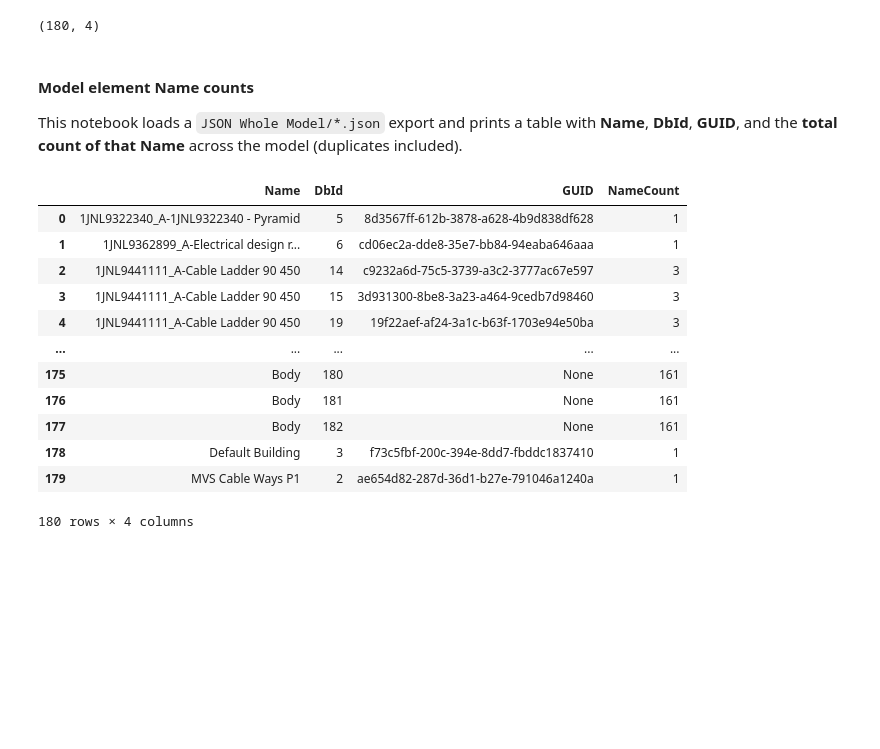
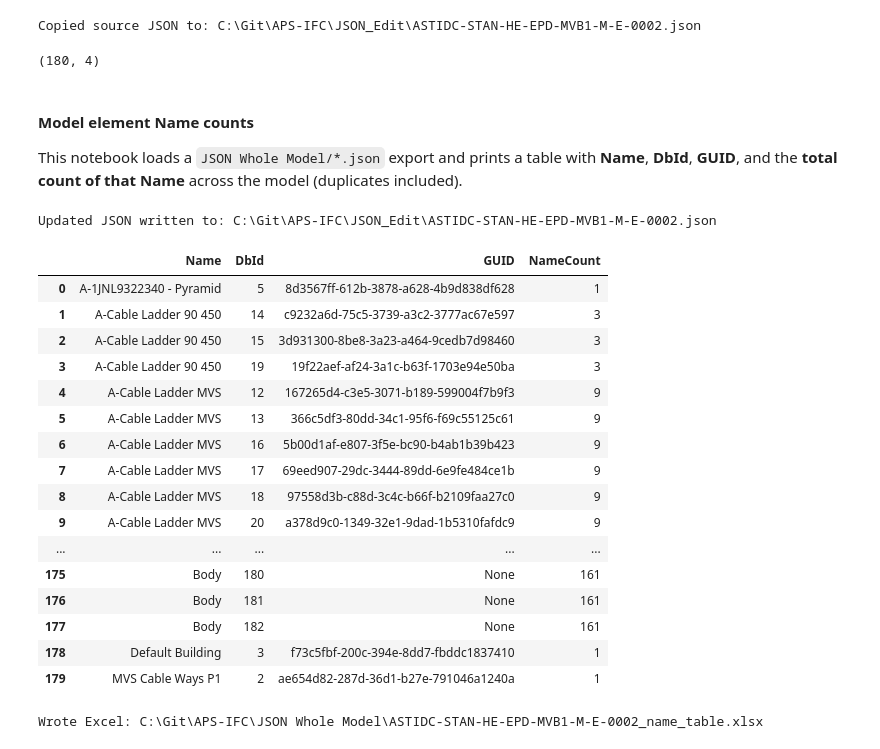
Before and after one commit to plarchi/MsC-IFC-APS, a Jupyter notebook: PyDataTransform/Rename_Notebook.ipynb, the cells around one changed output. Drawn from its saved outputs; the diff is of its cells as text; code cells hidden in the pictures; blank space fills up the shorter version.

Commit message:
Edit JSON ok.

```diff
--- a/PyDataTransform/Rename_Notebook.ipynb
+++ b/PyDataTransform/Rename_Notebook.ipynb
@@ -19,63 +19,101 @@ if not input_path.exists():
 
 assert input_path.exists(), f"File not found: {input_path}"
 
-df = pd.read_json(input_path)
+# 1) Copy the JSON being read into JSON_Edit
+json_edit_dir = (Path('..') / 'JSON_Edit').resolve()
+if not json_edit_dir.exists():
+    json_edit_dir = (Path('JSON_Edit')).resolve()
+json_edit_dir.mkdir(parents=True, exist_ok=True)
+
+copied_path = json_edit_dir / input_path.name
+copied_path.write_text(input_path.read_text(encoding='utf-8'), encoding='utf-8')
+print(f"Copied source JSON to: {copied_path}")
+
+# Work on the copied JSON in JSON_Edit
+df = pd.read_json(copied_path)
+working_json_path = copied_path
 df.shape
 # %% [output]
-(180, 4)
+Copied source JSON to: C:\Git\APS-IFC\JSON_Edit\ASTIDC-STAN-HE-EPD-MVB1-M-E-0002.json
+(180, 4)
 # %% [markdown]
 #### Model element Name counts
 This notebook loads a `JSON Whole Model/*.json` export and prints a table with **Name**, **DbId**, **GUID**, and the **total count of that Name** across the model (duplicates included).
 # %%
 def _extract_guid(props):
     # `props` is the element's `Properties` array.
     # We look for the entry with displayName == 'GUID' (case-insensitive).
     if not isinstance(props, list):
         return None
     for item in props:
         if not isinstance(item, dict):
             continue
         display_name = str(item.get('displayName', '')).strip()
         if display_name.lower() == 'guid':
             return item.get('value')
     return None
 
+def _strip_guid_prefix(name):
+    if pd.isna(name):
+        return name
+    text = str(name)
+    if '_' not in text:
+        return text
+
+    prefix, rest = text.split('_', 1)
+    # Remove prefixes like "1JNL9441111_" / "1JNL9442575_" (or similar ID-like prefixes)
+    if len(prefix) >= 8 and any(ch.isdigit() for ch in prefix):
+        return rest
+    return text
+
+# 2 & 3) Clean the Name column by removing GUID-like prefixes
+df['Name'] = df['Name'].apply(_strip_guid_prefix)
+
+# Save amended JSON into JSON_Edit (does not change original source file)
+df.to_json(working_json_path, orient='records', force_ascii=False, indent=2)
+print(f"Updated JSON written to: {working_json_path}")
+
 # Build GUID + NameCount columns
 df['GUID'] = df['Properties'].apply(_extract_guid)
 name_counts = df['Name'].value_counts(dropna=False)
 df['NameCount'] = df['Name'].map(name_counts)
 
 table = (
     df[['Name', 'DbId', 'GUID', 'NameCount']]
     .sort_values(['Name', 'DbId'], kind='stable')
     .reset_index(drop=True)
- )
+)
 
-# Show more rows explicitly (independent of pandas display.max_rows)
+# 4) Print out the updated table
 rows_to_show = 200  # set to None to show all rows (can be slow/huge)
 table if rows_to_show is None else table.head(rows_to_show)
 # %% [output]
+Updated JSON written to: C:\Git\APS-IFC\JSON_Edit\ASTIDC-STAN-HE-EPD-MVB1-M-E-0002.json
 |  | Name | DbId | GUID | NameCount |
-| 0 | 1JNL9322340_A-1JNL9322340 - Pyramid | 5 | 8d3567ff-612b-3878-a628-4b9d838df628 | 1 |
-| 1 | 1JNL9362899_A-Electrical design r... | 6 | cd06ec2a-dde8-35e7-bb84-94eaba646aaa | 1 |
-| 2 | 1JNL9441111_A-Cable Ladder 90 450 | 14 | c9232a6d-75c5-3739-a3c2-3777ac67e597 | 3 |
-| 3 | 1JNL9441111_A-Cable Ladder 90 450 | 15 | 3d931300-8be8-3a23-a464-9cedb7d98460 | 3 |
-| 4 | 1JNL9441111_A-Cable Ladder 90 450 | 19 | 19f22aef-af24-3a1c-b63f-1703e94e50ba | 3 |
+| 0 | A-1JNL9322340 - Pyramid | 5 | 8d3567ff-612b-3878-a628-4b9d838df628 | 1 |
+| 1 | A-Cable Ladder 90 450 | 14 | c9232a6d-75c5-3739-a3c2-3777ac67e597 | 3 |
+| 2 | A-Cable Ladder 90 450 | 15 | 3d931300-8be8-3a23-a464-9cedb7d98460 | 3 |
+| 3 | A-Cable Ladder 90 450 | 19 | 19f22aef-af24-3a1c-b63f-1703e94e50ba | 3 |
+| 4 | A-Cable Ladder MVS | 12 | 167265d4-c3e5-3071-b189-599004f7b9f3 | 9 |
+| 5 | A-Cable Ladder MVS | 13 | 366c5df3-80dd-34c1-95f6-f69c55125c61 | 9 |
+| 6 | A-Cable Ladder MVS | 16 | 5b00d1af-e807-3f5e-bc90-b4ab1b39b423 | 9 |
+| 7 | A-Cable Ladder MVS | 17 | 69eed907-29dc-3444-89dd-6e9fe484ce1b | 9 |
+| 8 | A-Cable Ladder MVS | 18 | 97558d3b-c88d-3c4c-b66f-b2109faa27c0 | 9 |
+| 9 | A-Cable Ladder MVS | 20 | a378d9c0-1349-32e1-9dad-1b5310fafdc9 | 9 |
 | ... | ... | ... | ... | ... |
 | 175 | Body | 180 | None | 161 |
 | 176 | Body | 181 | None | 161 |
 | 177 | Body | 182 | None | 161 |
 | 178 | Default Building | 3 | f73c5fbf-200c-394e-8dd7-fbddc1837410 | 1 |
 | 179 | MVS Cable Ways P1 | 2 | ae654d82-287d-36d1-b27e-791046a1240a | 1 |
-180 rows × 4 columns
 # %%
 # Export the table
 out_dir = input_path.parent
-csv_path = out_dir / f"{input_path.stem}_name_table.csv"
+# csv_path = out_dir / f"{input_path.stem}_name_table.csv"
 xlsx_path = out_dir / f"{input_path.stem}_name_table.xlsx"
 
-table.to_csv(csv_path, index=False, encoding='utf-8-sig')
-print("Wrote CSV:", csv_path)
+# table.to_csv(csv_path, index=False, encoding='utf-8-sig')
+# print("Wrote CSV:", csv_path)
 
 # Excel export requires openpyxl (recommended)
 try:
@@ -85,3 +123,5 @@ try:
 except ImportError:
     print("Excel export skipped: package 'openpyxl' is not installed.")
     print("Run: pip install openpyxl  (or use notebook package install), then re-run this cell.")
+# %% [output]
+Wrote Excel: C:\Git\APS-IFC\JSON Whole Model\ASTIDC-STAN-HE-EPD-MVB1-M-E-0002_name_table.xlsx
```
Also changed, not shown: 5 other files.
